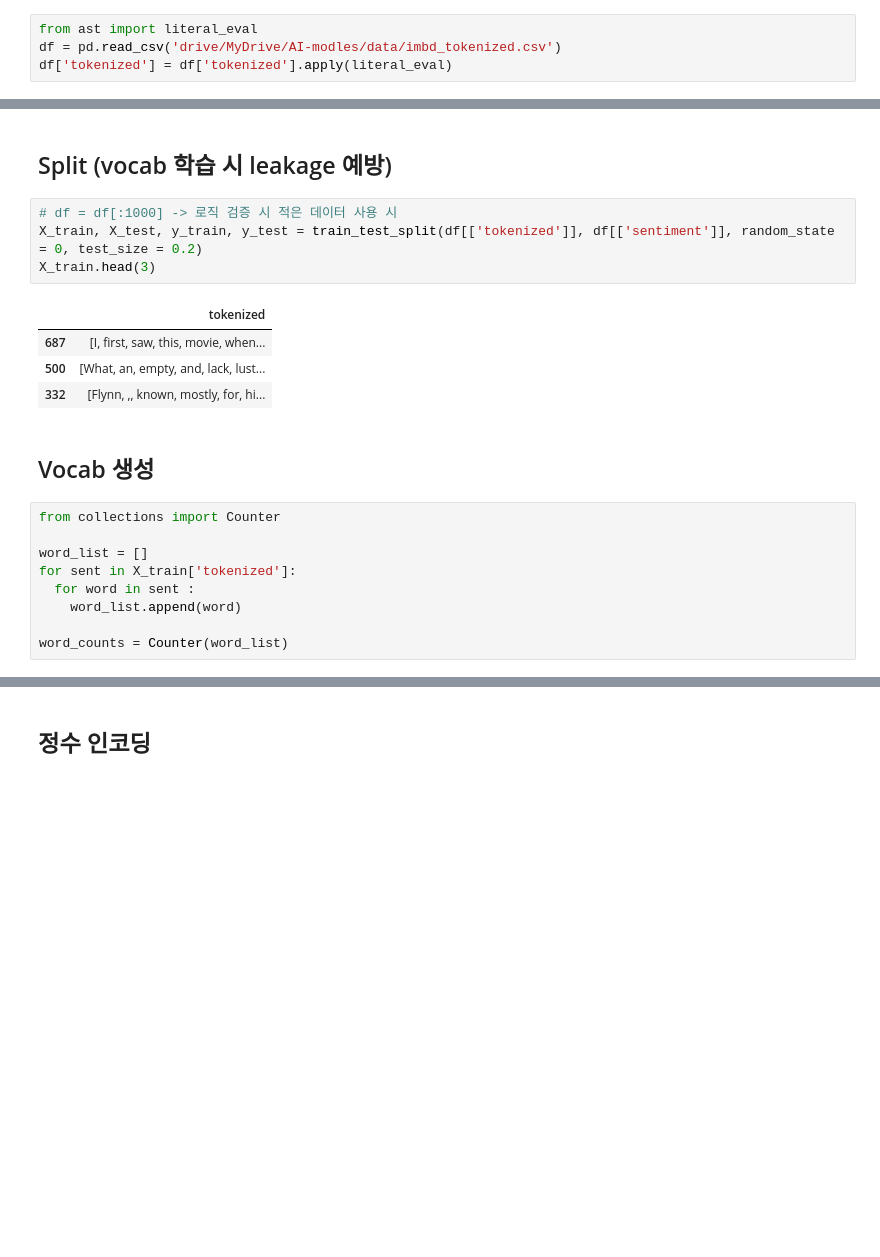
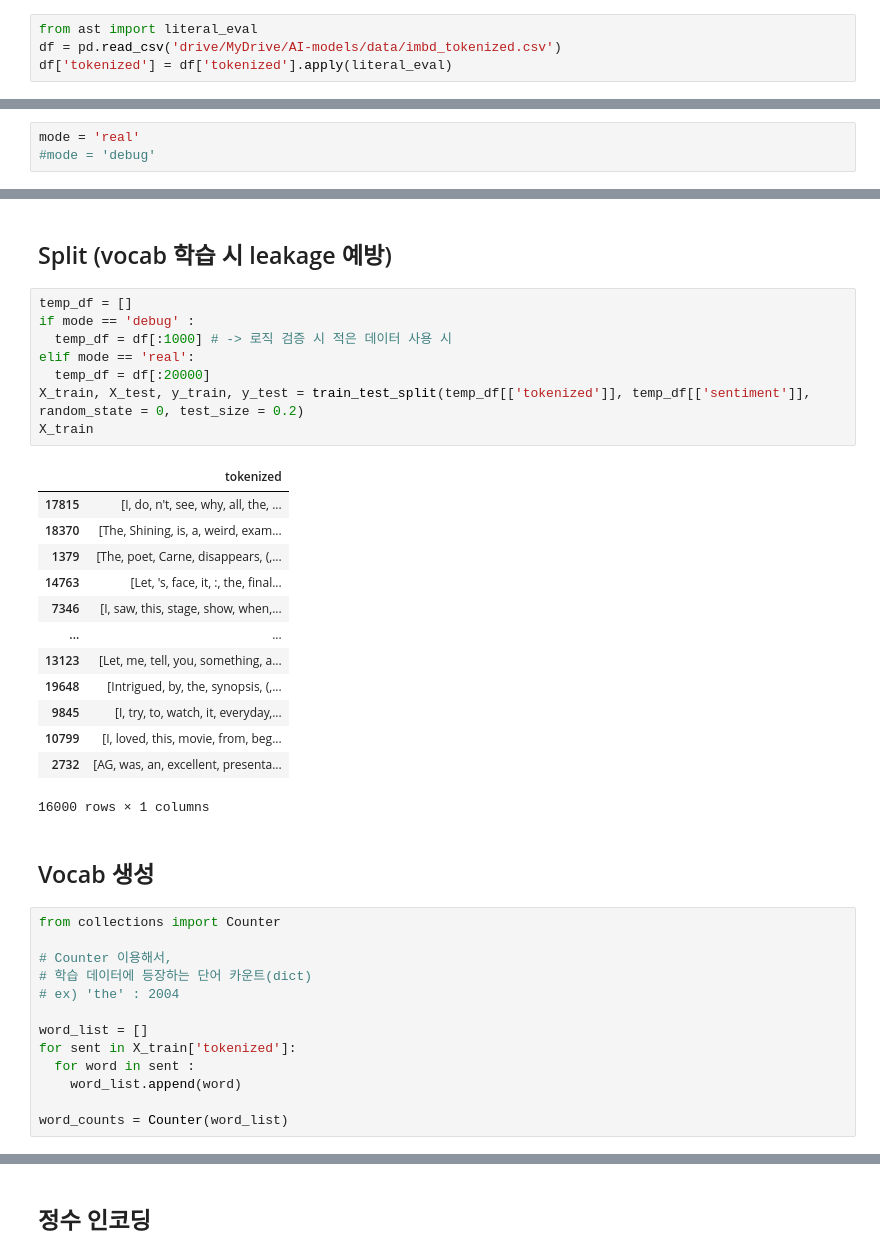
Before and after one commit to LimYooyeol/AI-models, a Jupyter notebook: NLP/classification/RNN.ipynb, the cells around one changed output, grey strips where cells are left out. Saved outputs shown, nothing was run; the diff lists cells and outputs as text; blank space fills up the shorter version.

```diff
--- a/NLP/classification/RNN.ipynb
+++ b/NLP/classification/RNN.ipynb
@@ -32,7 +32,7 @@ cpu
 # df
 # %%
 from ast import literal_eval
-df = pd.read_csv('drive/MyDrive/AI-modles/data/imbd_tokenized.csv')
+df = pd.read_csv('drive/MyDrive/AI-models/data/imbd_tokenized.csv')
 df['tokenized'] = df['tokenized'].apply(literal_eval)
 # %% [markdown]
 # 데이터 전처리(인코딩)
@@ -39,3 +41,6 @@ df['tokenized'] = df['tokenized'].apply(literal_eval)
+# %%
+mode = 'real'
+#mode = 'debug'
 # %% [markdown]
 ## 라벨 변경 (text -> int), 토큰화(by spacy)
 # %%
@@ -60,18 +65,35 @@ df['tokenized'] = df['tokenized'].apply(literal_eval)
 # %% [markdown]
 ## Split (vocab 학습 시 leakage 예방)
 # %%
-# df = df[:1000] -> 로직 검증 시 적은 데이터 사용 시
-X_train, X_test, y_train, y_test = train_test_split(df[['tokenized']], df[['sentiment']], random_state = 0, test_size = 0.2)
-X_train.head(3)
+temp_df = []
+if mode == 'debug' :
+  temp_df = df[:1000] # -> 로직 검증 시 적은 데이터 사용 시
+elif mode == 'real':
+  temp_df = df[:20000]
+X_train, X_test, y_train, y_test = train_test_split(temp_df[['tokenized']], temp_df[['sentiment']], random_state = 0, test_size = 0.2)
+X_train
 # %% [output]
 |  | tokenized |
-| 687 | [I, first, saw, this, movie, when... |
-| 500 | [What, an, empty, and, lack, lust... |
-| 332 | [Flynn, ,, known, mostly, for, hi... |
+| 17815 | [I, do, n't, see, why, all, the, ... |
+| 18370 | [The, Shining, is, a, weird, exam... |
+| 1379 | [The, poet, Carne, disappears, (,... |
+| 14763 | [Let, 's, face, it, :, the, final... |
+| 7346 | [I, saw, this, stage, show, when,... |
+| ... | ... |
+| 13123 | [Let, me, tell, you, something, a... |
+| 19648 | [Intrigued, by, the, synopsis, (,... |
+| 9845 | [I, try, to, watch, it, everyday,... |
+| 10799 | [I, loved, this, movie, from, beg... |
+| 2732 | [AG, was, an, excellent, presenta... |
+16000 rows × 1 columns
 # %% [markdown]
 ## Vocab 생성
 # %%
 from collections import Counter
+
+# Counter 이용해서,
+# 학습 데이터에 등장하는 단어 카운트(dict)
+# ex) 'the' : 2004
 
 word_list = []
 for sent in X_train['tokenized']:
```
Also changed, not shown: parts of 17 cells of this notebook.
